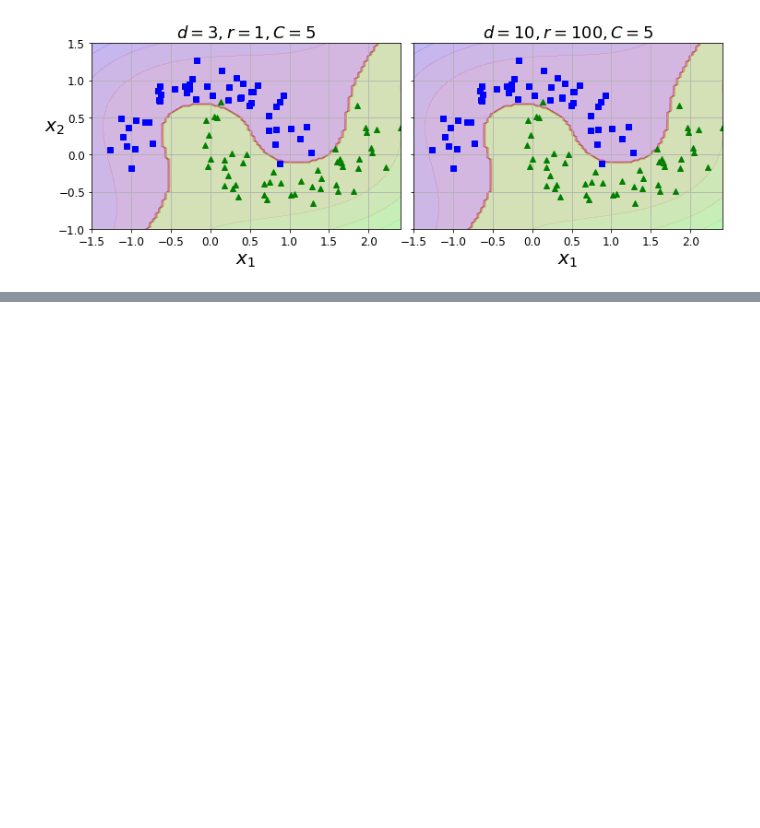
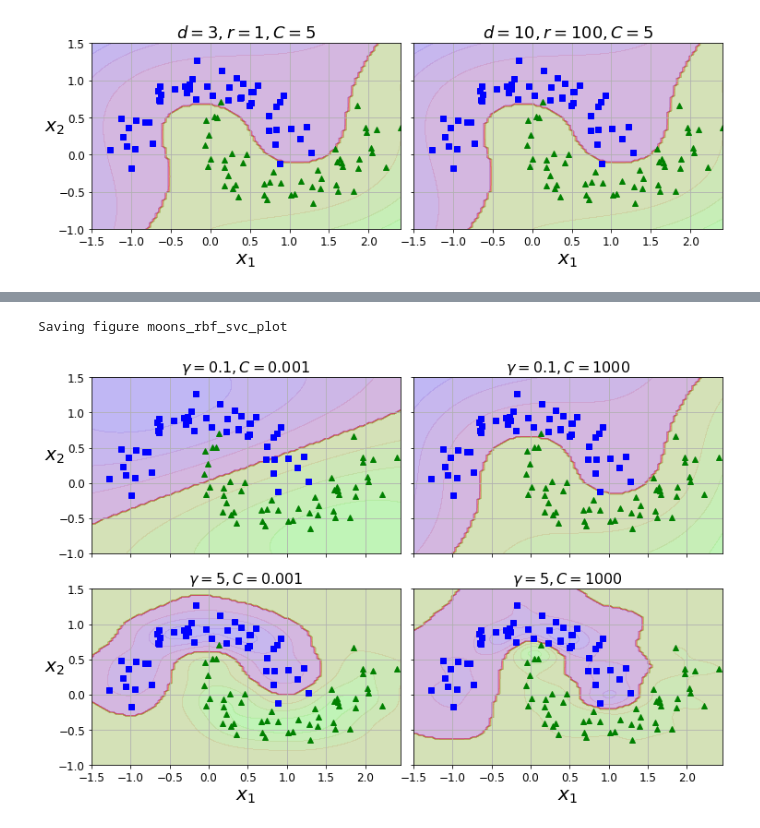
Before and after one commit to thap/skl-tf, a Jupyter notebook: 05.ipynb, the cells around one changed output, grey strips where cells are left out. Cells and saved outputs as stored; diff of their text form; code cells hidden in the pictures; blank space fills up the shorter version.

```diff
--- a/05.ipynb
+++ b/05.ipynb
@@ -437,0 +496,6 @@ Saving figure moons_kernelized_polynomial_svc_plot
+# %%
+rbf_kernel_svm_clf = Pipeline([
+  ('scaler', StandardScaler()),
+  ('svm_clf', SVC(kernel='rbf', gamma=5, C=0.001))
+])
+rbf_kernel_svm_clf.fit(X, y)
@@ -437,0 +513,35 @@ Saving figure moons_kernelized_polynomial_svc_plot
+# %%
+from sklearn.svm import SVC
+
+gamma1, gamma2 = 0.1, 5
+C1, C2 = 0.001, 1000
+
+hyperparams = (gamma1, C1), (gamma1, C2), (gamma2, C1), (gamma2, C2)
+
+svm_clfs = []
+for gamma, C in hyperparams:
+  rbf_kernel_svm_clf = Pipeline([
+    ('scaler', StandardScaler()),
+    ('svm_clf', SVC(kernel='rbf', gamma=gamma, C=C))
+  ])
+  rbf_kernel_svm_clf.fit(X, y)
+  svm_clfs.append(rbf_kernel_svm_clf)
+
+fig, axes = plt.subplots(nrows=2, ncols=2, figsize=(10.5, 7), sharex=True, sharey=True)
+
+for i, svm_clf in enumerate(svm_clfs):
+  plt.sca(axes[i // 2, i % 2])
+  plot_predictions(svm_clf, [-1.5, 2.45, -1, 1.5])
+  plot_dataset(X, y, [-1.5, 2.45, -1, 1.5])
+  gamma, C = hyperparams[i]
+  plt.title(r'$\gamma = {}, C = {}$'.format(gamma, C), fontsize=16)
+  if i in (0, 1):
+    plt.xlabel('')
+  if i in (1, 3):
+    plt.ylabel('')
+
+save_fig('moons_rbf_svc_plot')
+plt.show()
+# %% [output]
+Saving figure moons_rbf_svc_plot
+[figure, added]
```
Also changed, not shown: parts of 4 cells of this notebook, 2 other files.
